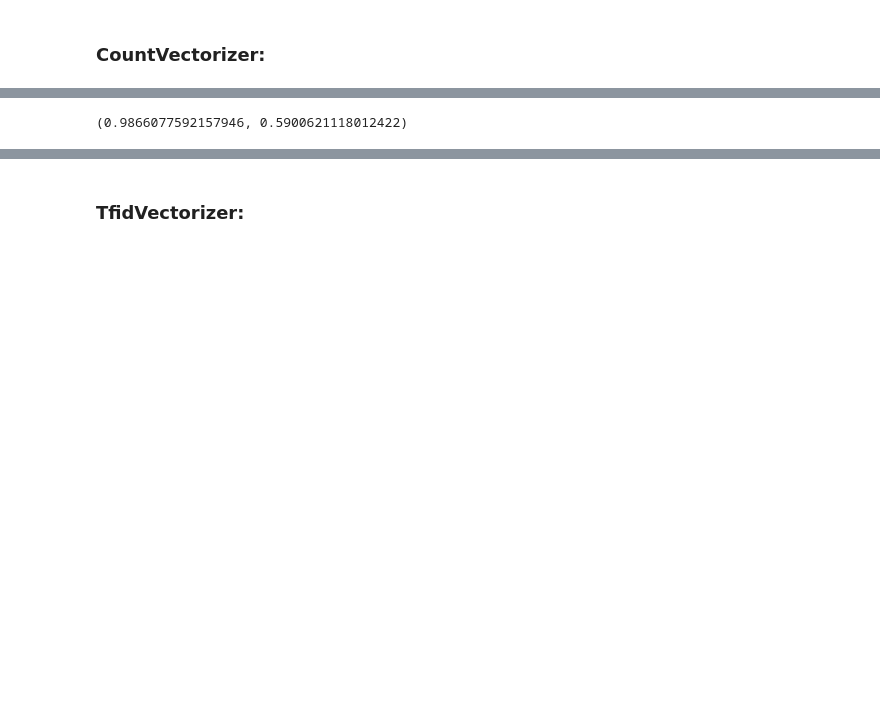
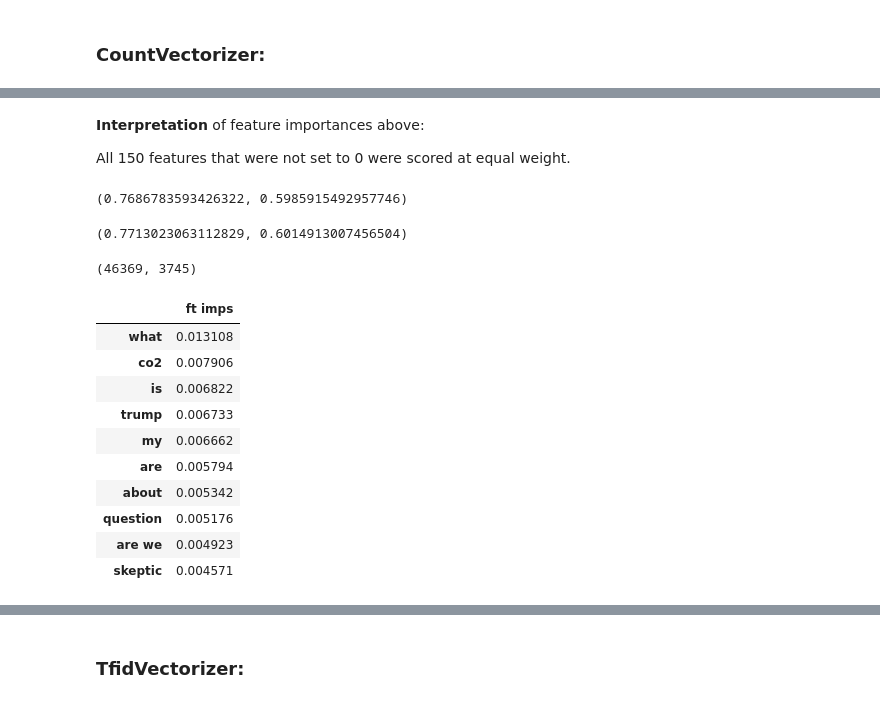
Before and after one commit to lara-es/reddit_nlp_classification, a Jupyter notebook: Modeling.ipynb, the cells around one changed output, grey strips where cells are left out. Saved outputs shown, nothing was run; the diff lists cells and outputs as text; code cells hidden in the pictures; blank space fills up the shorter version.

```diff
--- a/Modeling.ipynb
+++ b/Modeling.ipynb
@@ -148,0 +107,16 @@ scores from stem_string, ngram_range=(1,2)
+# %%
+random_forest_params = {
+    'max_depth' : [None, 5, 10],
+    'min_samples_leaf': [1, 2, 3, 5],
+    'n_estimators': [100, 125, 150]
+
+}
+
+gs = GridSearchCV(
+    RandomForestClassifier(), param_grid=random_forest_params, verbose=1)
+
+gs.fit(X_train_cv, y_train)
+
+print(gs.best_score_, gs.best_params_)
+
+gs.score(X_train_cv, y_train), gs.score(X_test_cv, y_test)
@@ -149,10 +154,49 @@ scores from stem_string, ngram_range=(1,2)
+# %% [markdown]
+**Interpretation** of feature importances above:
+
+All 150 features that were not set to 0 were scored at equal weight.
+# %%
+rfc = RandomForestClassifier(random_state=42, min_samples_leaf=3, n_estimators=100)
+rfc.fit(X_train_cv, y_train)
+rfc.score(X_train_cv, y_train), rfc.score(X_test_cv, y_test)
+# %% [output]
+(0.7686783593426322, 0.5985915492957746)
 # %%
+# This is the best performing model for text so far -
 pipe = Pipeline([
     ('cv', CountVectorizer(ngram_range=(1,2))),
-    ('lr', LogisticRegression(max_iter=1000)),
+    ('ss', StandardScaler(with_mean=False)),
+    ('rfc', RandomForestClassifier(random_state=42, min_samples_leaf=3, n_estimators=100)),
 ])
 
 pipe.fit(X_train, y_train)
 pipe.score(X_train, y_train), pipe.score(X_test, y_test)
 # %% [output]
-(0.9866077592157946, 0.5900621118012422)
+(0.7713023063112829, 0.6014913007456504)
+# %%
+pipe_vocab = pipe['cv'].get_feature_names_out()
+
+pipe_ft_imp_df = pd.DataFrame(
+    pipe['rfc'].feature_importances_,
+    index=pipe_vocab,
+    columns=['ft imps']
+)
+# %%
+len(pipe['rfc'].feature_importances_), sum(pipe_ft_imp_df['ft imps'] != 0)
+# %% [output]
+(46369, 3745)
+# %%
+# These are the most impactful features that the model has identified for whether a post will be abv_median:
+pipe_ft_imp_df[pipe_ft_imp_df['ft imps'] != 0].sort_values(by='ft imps', ascending=False).head(10)
+# %% [output]
+|  | ft imps |
+| what | 0.013108 |
+| co2 | 0.007906 |
+| is | 0.006822 |
+| trump | 0.006733 |
+| my | 0.006662 |
+| are | 0.005794 |
+| about | 0.005342 |
+| question | 0.005176 |
+| are we | 0.004923 |
+| skeptic | 0.004571 |
```
Also changed, not shown: parts of 54 cells of this notebook, 7 other files.
